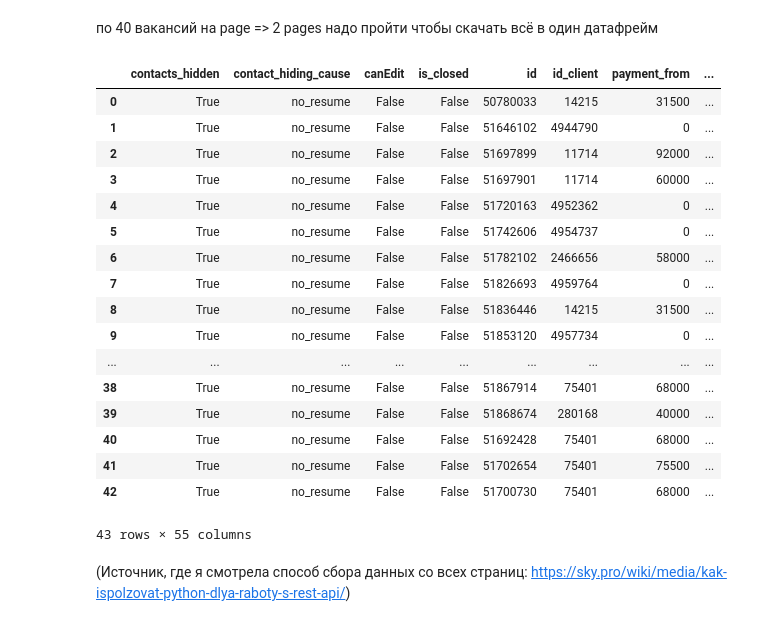
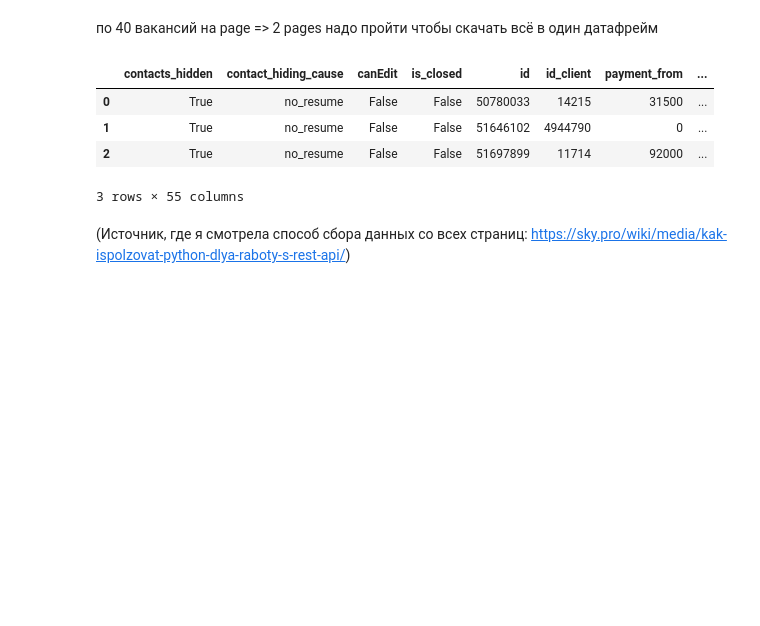
Before and after one commit to leosh1d/gp2, a Jupyter notebook: code/collecting/superjob.ipynb, the cells around one changed output. Drawn from its saved outputs; the diff is of its cells as text; code cells hidden in the pictures; blank space fills up the shorter version.

```diff
--- a/code/collecting/superjob.ipynb
+++ b/code/collecting/superjob.ipynb
@@ -116,38 +116,25 @@ design_res['total']
 # %%
 res_vacs_design = []
 params = {
     'catalogues': 35,
     'count': 40,
     'page': 0
 }
 
 for page in range(2):
     params['page']=page
     vacs_design = requests.get('https://api.superjob.ru/2.0/vacancies/', headers=headers, params=params)
     vacs_design_json = vacs_design.json()
     res_vacs_design.extend(vacs_design_json['objects'])
 
 df_design_vacs=pd.DataFrame(res_vacs_design)
-df_design_vacs
+df_design_vacs.head(3)
 # %% [output]
 |  | contacts_hidden | contact_hiding_cause | canEdit | is_closed | id | id_client | payment_from | ... |
 | 0 | True | no_resume | False | False | 50780033 | 14215 | 31500 | ... |
 | 1 | True | no_resume | False | False | 51646102 | 4944790 | 0 | ... |
 | 2 | True | no_resume | False | False | 51697899 | 11714 | 92000 | ... |
-| 3 | True | no_resume | False | False | 51697901 | 11714 | 60000 | ... |
-| 4 | True | no_resume | False | False | 51720163 | 4952362 | 0 | ... |
-| 5 | True | no_resume | False | False | 51742606 | 4954737 | 0 | ... |
-| 6 | True | no_resume | False | False | 51782102 | 2466656 | 58000 | ... |
-| 7 | True | no_resume | False | False | 51826693 | 4959764 | 0 | ... |
-| 8 | True | no_resume | False | False | 51836446 | 14215 | 31500 | ... |
-| 9 | True | no_resume | False | False | 51853120 | 4957734 | 0 | ... |
-| ... | ... | ... | ... | ... | ... | ... | ... | ... |
-| 38 | True | no_resume | False | False | 51867914 | 75401 | 68000 | ... |
-| 39 | True | no_resume | False | False | 51868674 | 280168 | 40000 | ... |
-| 40 | True | no_resume | False | False | 51692428 | 75401 | 68000 | ... |
-| 41 | True | no_resume | False | False | 51702654 | 75401 | 75500 | ... |
-| 42 | True | no_resume | False | False | 51700730 | 75401 | 68000 | ... |
-43 rows × 55 columns
+3 rows × 55 columns
 # %%
 key_it = 33
 
```
Also changed, not shown: parts of 6 cells of this notebook.
